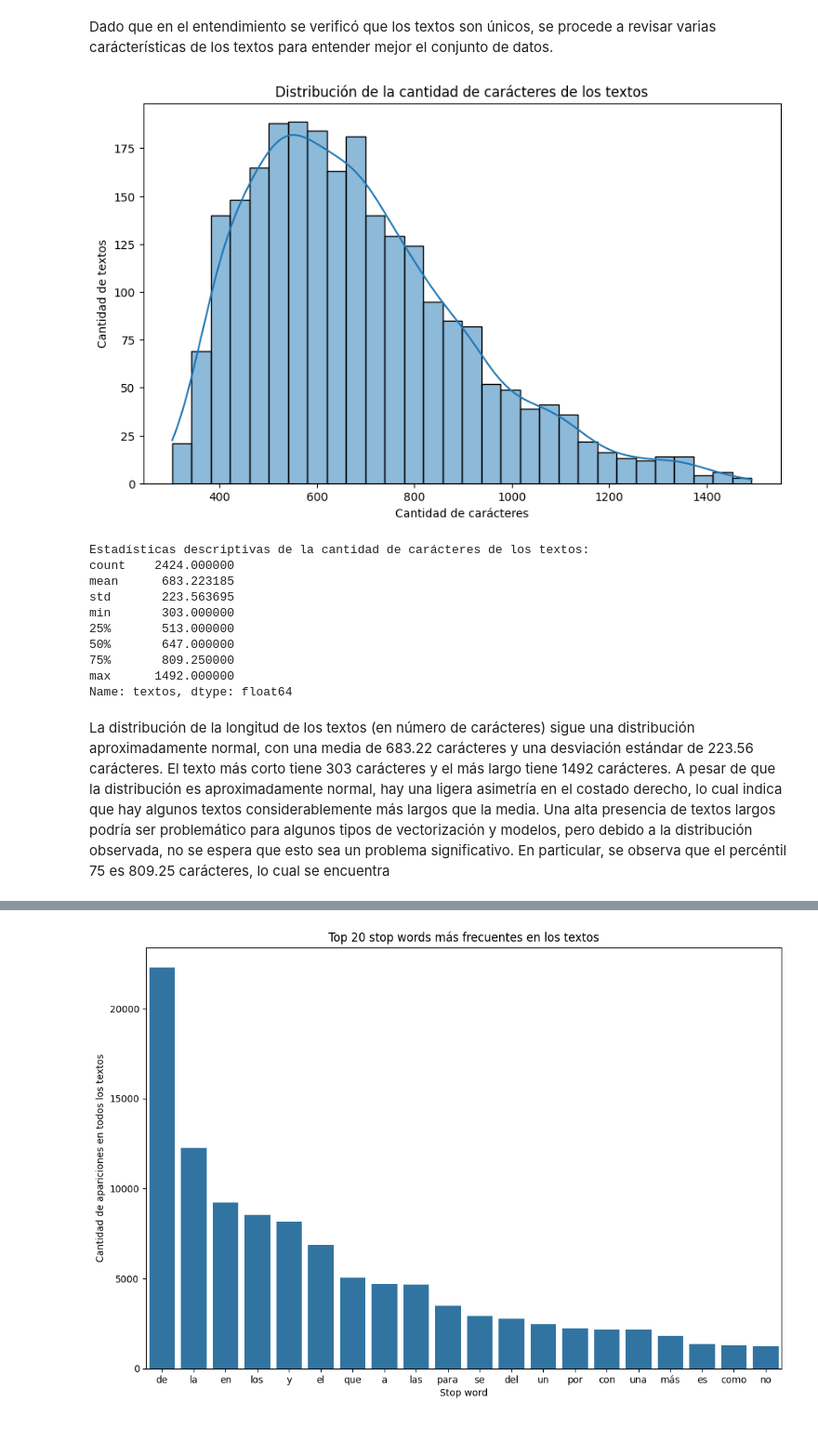
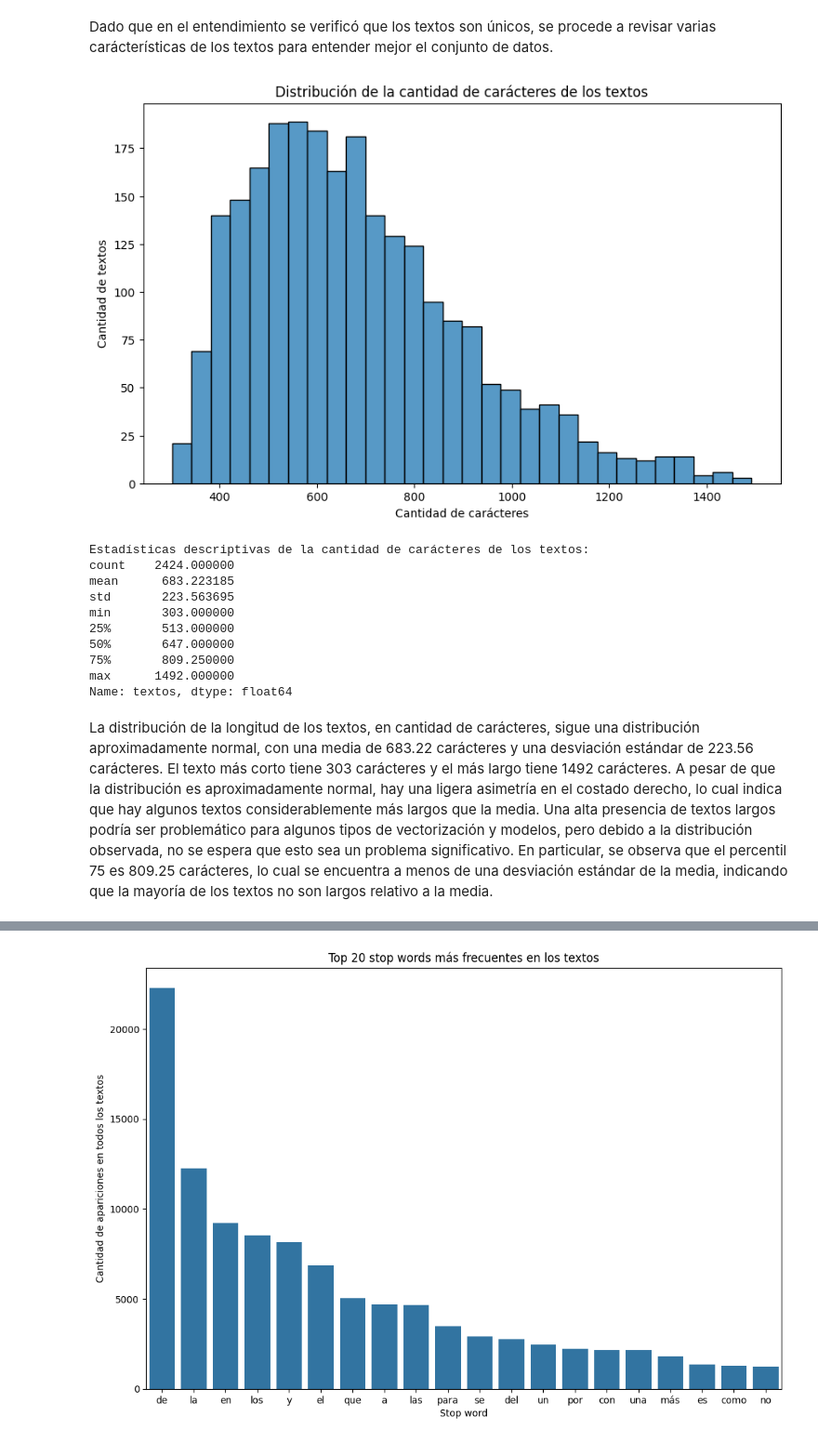
Before and after one commit to afgomezg1/Proyecto1-BI, a Jupyter notebook: proyecto1_etapa1.ipynb, the cells around one changed output, grey strips where cells are left out. Shown at 93% size. Drawn from its saved outputs; the diff is of its cells as text; code cells hidden in the pictures.

```diff
--- a/proyecto1_etapa1.ipynb
+++ b/proyecto1_etapa1.ipynb
@@ -121,16 +118,16 @@ Dado que en el entendimiento se verificó que los textos son únicos, se procede
 # %%
 text_character_counts = original_data['textos'].str.len()
 plt.figure(figsize=(10, 6))
-sns.histplot(text_character_counts, bins=30, kde=True)
+sns.histplot(text_character_counts, bins=30)
 plt.title('Distribución de la cantidad de carácteres de los textos')
 plt.xlabel('Cantidad de carácteres')
 plt.ylabel('Cantidad de textos')
 plt.show()
 
 print("Estadísticas descriptivas de la cantidad de carácteres de los textos:")
 print(text_character_counts.describe())
 # %% [output]
-[figure, old version]
+[figure, new version]
 Estadísticas descriptivas de la cantidad de carácteres de los textos:
 count    2424.000000
 mean      683.223185
@@ -142,5 +139,5 @@ min       303.000000
 max      1492.000000
 Name: textos, dtype: float64
 # %% [markdown]
-La distribución de la longitud de los textos (en número de carácteres) sigue una distribución aproximadamente normal, con una media de 683.22 carácteres y una desviación estándar de 223.56 carácteres. El texto más corto tiene 303 carácteres y el más largo tiene 1492 carácteres. A pesar de que la distribución es aproximadamente normal, hay una ligera asimetría en el costado derecho, lo cual indica que hay algunos textos considerablemente más largos que la media. Una alta presencia de textos largos podría ser problemático para algunos tipos de vectorización y modelos, pero debido a la distribución observada, no se espera que esto sea un problema significativo. En particular, se observa que el percéntil 75 es 809.25 carácteres, lo cual se encuentra
+La distribución de la longitud de los textos, en cantidad de carácteres, sigue una distribución aproximadamente normal, con una media de 683.22 carácteres y una desviación estándar de 223.56 carácteres. El texto más corto tiene 303 carácteres y el más largo tiene 1492 carácteres. A pesar de que la distribución es aproximadamente normal, hay una ligera asimetría en el costado derecho, lo cual indica que hay algunos textos considerablemente más largos que la media. Una alta presencia de textos largos podría ser problemático para algunos tipos de vectorización y modelos, pero debido a la distribución observada, no se espera que esto sea un problema significativo. En particular, se observa que el percentil 75 es 809.25 carácteres, lo cual se encuentra a menos de una desviación estándar de la media, indicando que la mayoría de los textos no son largos relativo a la media.
 # %%
```
Also changed, not shown: parts of 35 cells of this notebook.
